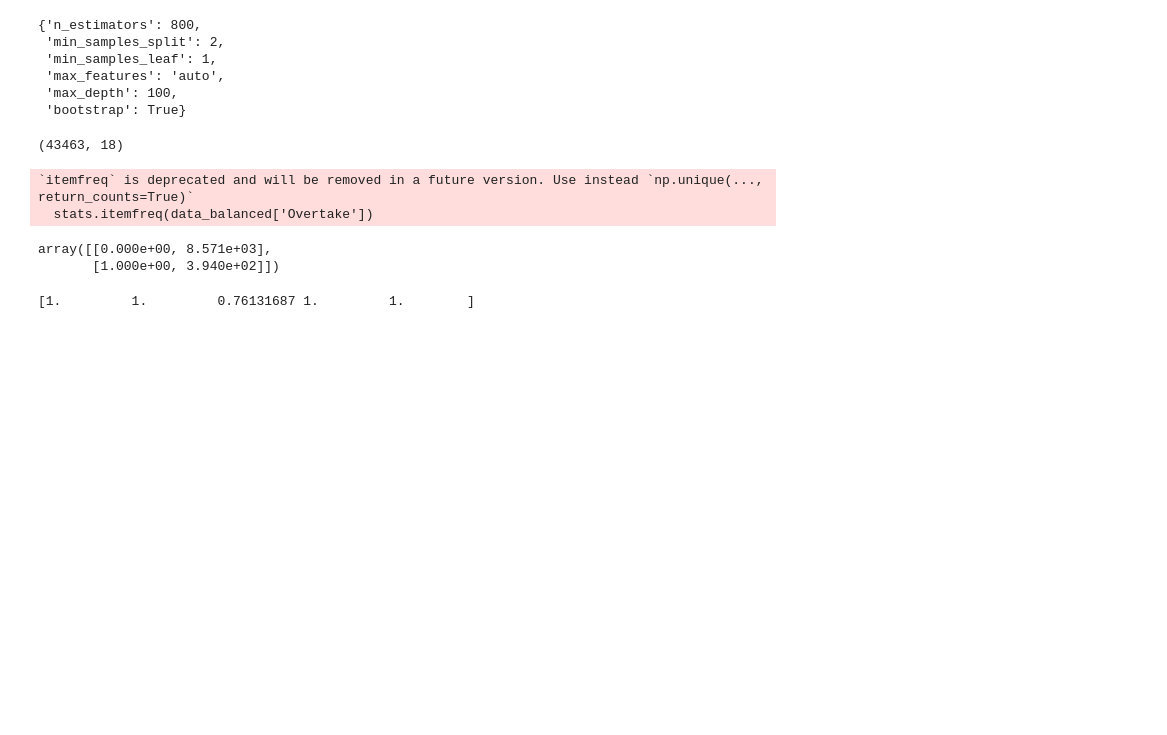
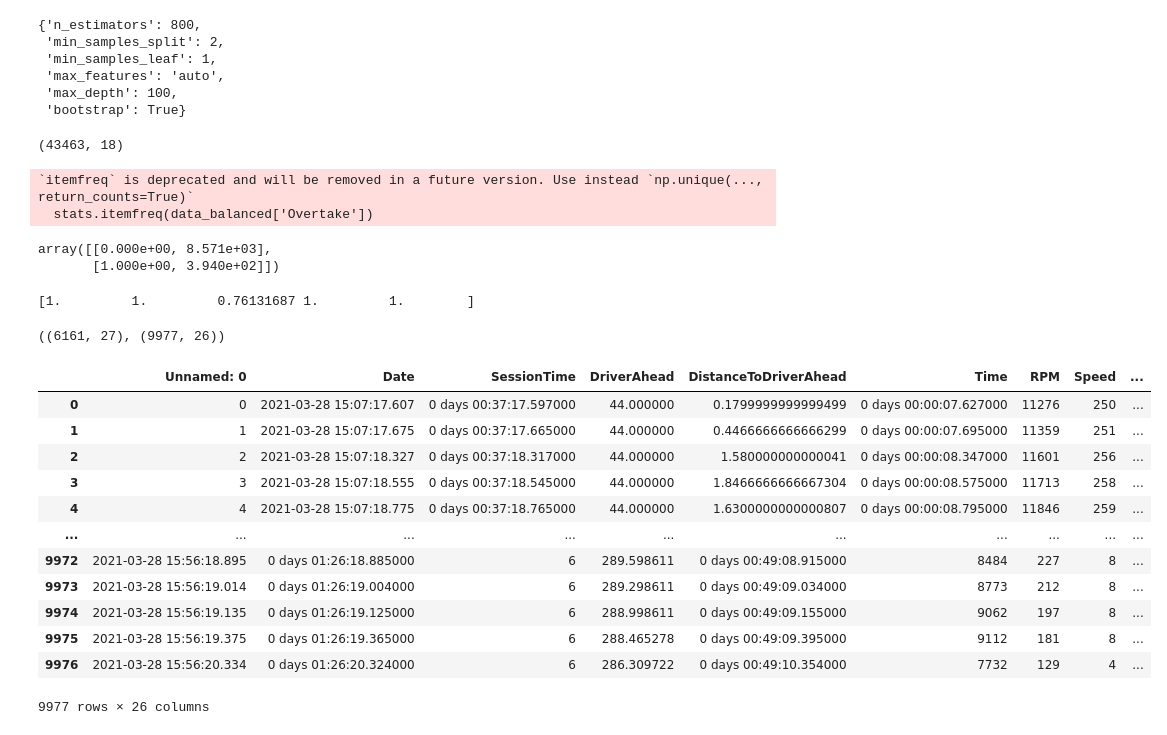
Before and after one commit to BuzzErR/f1analysis, a Jupyter notebook: Formula/main.ipynb, the cells around one changed output. Drawn from its saved outputs; the diff is of its cells as text; code cells hidden in the pictures; blank space fills up the shorter version.

```diff
--- a/Formula/main.ipynb
+++ b/Formula/main.ipynb
@@ -352,3 +351,26 @@ from sklearn.model_selection import cross_val_score
 print(cross_val_score(clf, X, y, cv=5, scoring='precision'))
 # %% [output]
 [1.         1.         0.76131687 1.         1.        ]
+# %%
+second_df = pd.read_csv("complete_df_2021_2.csv")
+second_df_var2 = pd.read_csv("races/2021/2/overall.csv")
+# %%
+second_df.shape, second_df_var2.drop_duplicates().shape
+# %% [output]
+((6161, 27), (9977, 26))
+# %%
+second_df_var2.drop_duplicates()
+# %% [output]
+|  | Unnamed: 0 | Date | SessionTime | DriverAhead | DistanceToDriverAhead | Time | RPM | Speed | ... |
+| 0 | 0 | 2021-03-28 15:07:17.607 | 0 days 00:37:17.597000 | 44.000000 | 0.1799999999999499 | 0 days 00:00:07.627000 | 11276 | 250 | ... |
+| 1 | 1 | 2021-03-28 15:07:17.675 | 0 days 00:37:17.665000 | 44.000000 | 0.4466666666666299 | 0 days 00:00:07.695000 | 11359 | 251 | ... |
+| 2 | 2 | 2021-03-28 15:07:18.327 | 0 days 00:37:18.317000 | 44.000000 | 1.580000000000041 | 0 days 00:00:08.347000 | 11601 | 256 | ... |
+| 3 | 3 | 2021-03-28 15:07:18.555 | 0 days 00:37:18.545000 | 44.000000 | 1.8466666666667304 | 0 days 00:00:08.575000 | 11713 | 258 | ... |
+| 4 | 4 | 2021-03-28 15:07:18.775 | 0 days 00:37:18.765000 | 44.000000 | 1.6300000000000807 | 0 days 00:00:08.795000 | 11846 | 259 | ... |
+| ... | ... | ... | ... | ... | ... | ... | ... | ... | ... |
+| 9972 | 2021-03-28 15:56:18.895 | 0 days 01:26:18.885000 | 6 | 289.598611 | 0 days 00:49:08.915000 | 8484 | 227 | 8 | ... |
+| 9973 | 2021-03-28 15:56:19.014 | 0 days 01:26:19.004000 | 6 | 289.298611 | 0 days 00:49:09.034000 | 8773 | 212 | 8 | ... |
+| 9974 | 2021-03-28 15:56:19.135 | 0 days 01:26:19.125000 | 6 | 288.998611 | 0 days 00:49:09.155000 | 9062 | 197 | 8 | ... |
+| 9975 | 2021-03-28 15:56:19.375 | 0 days 01:26:19.365000 | 6 | 288.465278 | 0 days 00:49:09.395000 | 9112 | 181 | 8 | ... |
+| 9976 | 2021-03-28 15:56:20.334 | 0 days 01:26:20.324000 | 6 | 286.309722 | 0 days 00:49:10.354000 | 7732 | 129 | 4 | ... |
+9977 rows × 26 columns
```
Also changed, not shown: parts of 1 cell of this notebook, 1 other file.
